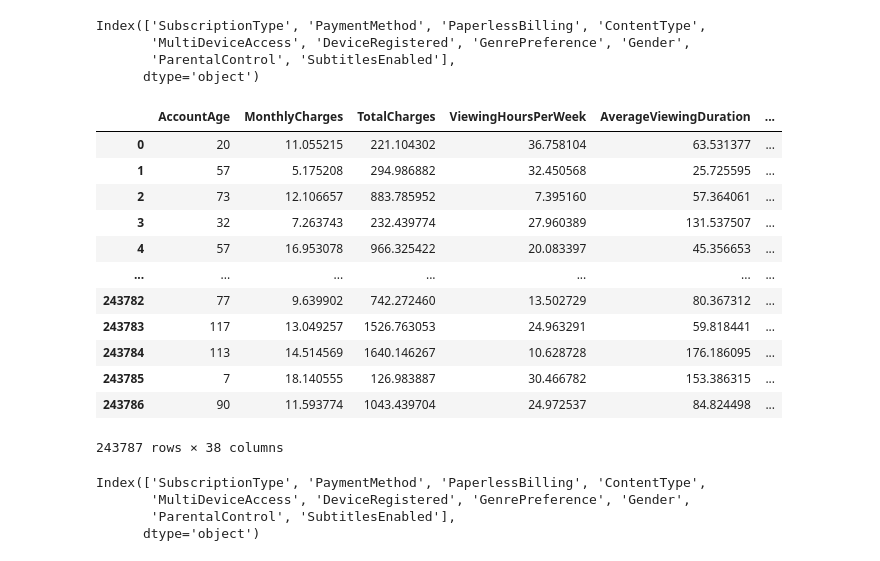
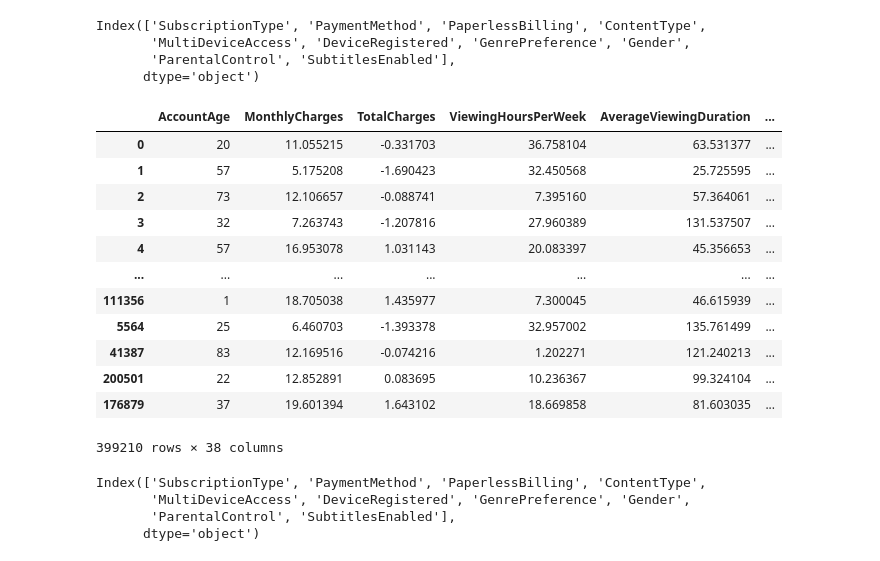
Before and after one commit to wiss0212/Video_streaming_churn, a Jupyter notebook: Project_video_streaming.ipynb, the cells around one changed output. Drawn from its saved outputs; the diff is of its cells as text; code cells hidden in the pictures.

```diff
--- a/Project_video_streaming.ipynb
+++ b/Project_video_streaming.ipynb
@@ -109 +132,11 @@ dtype: bool
+# %%
+from sklearn.preprocessing import StandardScaler
+from sklearn.utils import resample
+
+# Transformation logarithmique
+train_df['TotalCharges_Log'] = np.log1p(train_df['TotalCharges'])
+
+# Normalisation
+scaler = StandardScaler()
+train_df['TotalCharges'] = scaler.fit_transform(train_df[['MonthlyCharges']])
 # %%
@@ -117,0 +175,13 @@ plt.show()
+# %%
+df_majority = train_df[train_df['Churn'] == 0]
+df_minority = train_df[train_df['Churn'] == 1]
+
+# Oversample minority class
+df_minority_oversampled = df_minority.sample(n=len(df_majority), replace=True)  # Sample with replacement
+
+# Combine majority class with oversampled minority class
+df_oversampled = pd.concat([df_majority, df_minority_oversampled])
+
+# Display new class distribution
+print("New class distribution after manual oversampling:")
+print(df_oversampled['Churn'].value_counts())
@@ -118,5 +217,5 @@ plt.show()
 # %%
-X_train = train_df.drop(['Churn','CustomerID'], axis=1)  # Features
-X_train
+X_train_df = df_oversampled.drop(['Churn','CustomerID'], axis=1)  # Features
+X_train_df
 # %% [output]
 |  | AccountAge | MonthlyCharges | TotalCharges | SubscriptionType | PaymentMethod | PaperlessBilling | ... |
@@ -199,7 +312,7 @@ id_test
 Name: CustomerID, Length: 104480, dtype: object
 # %%
 # Encode the 'Category' column
-train_columns_category=X_train.select_dtypes(include=['object', 'category']).columns
+train_columns_category=X_train_df.select_dtypes(include=['object', 'category']).columns
 train_columns_category
 # %% [output]
 Index(['SubscriptionType', 'PaymentMethod', 'PaperlessBilling', 'ContentType',
@@ -207,22 +320,22 @@ Index(['SubscriptionType', 'PaymentMethod', 'PaperlessBilling', 'ContentType',
        'ParentalControl', 'SubtitlesEnabled'],
       dtype='object')
 # %%
-X_train_encoded=pd.get_dummies(X_train,columns=train_columns_category)
+X_train_encoded=pd.get_dummies(X_train_df,columns=train_columns_category)
 X_train_encoded
 # %% [output]
 |  | AccountAge | MonthlyCharges | TotalCharges | ViewingHoursPerWeek | AverageViewingDuration | ... |
-| 0 | 20 | 11.055215 | 221.104302 | 36.758104 | 63.531377 | ... |
-| 1 | 57 | 5.175208 | 294.986882 | 32.450568 | 25.725595 | ... |
-| 2 | 73 | 12.106657 | 883.785952 | 7.395160 | 57.364061 | ... |
-| 3 | 32 | 7.263743 | 232.439774 | 27.960389 | 131.537507 | ... |
-| 4 | 57 | 16.953078 | 966.325422 | 20.083397 | 45.356653 | ... |
+| 0 | 20 | 11.055215 | -0.331703 | 36.758104 | 63.531377 | ... |
+| 1 | 57 | 5.175208 | -1.690423 | 32.450568 | 25.725595 | ... |
+| 2 | 73 | 12.106657 | -0.088741 | 7.395160 | 57.364061 | ... |
+| 3 | 32 | 7.263743 | -1.207816 | 27.960389 | 131.537507 | ... |
+| 4 | 57 | 16.953078 | 1.031143 | 20.083397 | 45.356653 | ... |
 | ... | ... | ... | ... | ... | ... | ... |
-| 243782 | 77 | 9.639902 | 742.272460 | 13.502729 | 80.367312 | ... |
-| 243783 | 117 | 13.049257 | 1526.763053 | 24.963291 | 59.818441 | ... |
-| 243784 | 113 | 14.514569 | 1640.146267 | 10.628728 | 176.186095 | ... |
-| 243785 | 7 | 18.140555 | 126.983887 | 30.466782 | 153.386315 | ... |
-| 243786 | 90 | 11.593774 | 1043.439704 | 24.972537 | 84.824498 | ... |
+| 111356 | 1 | 18.705038 | 1.435977 | 7.300045 | 46.615939 | ... |
+| 5564 | 25 | 6.460703 | -1.393378 | 32.957002 | 135.761499 | ... |
+| 41387 | 83 | 12.169516 | -0.074216 | 1.202271 | 121.240213 | ... |
+| 200501 | 22 | 12.852891 | 0.083695 | 10.236367 | 99.324104 | ... |
+| 176879 | 37 | 19.601394 | 1.643102 | 18.669858 | 81.603035 | ... |
-243787 rows × 38 columns
+399210 rows × 38 columns
 # %%
 test_columns_category=X_test.select_dtypes(include=['object', 'category']).columns
 test_columns_category
```
Also changed, not shown: parts of 22 cells of this notebook.
